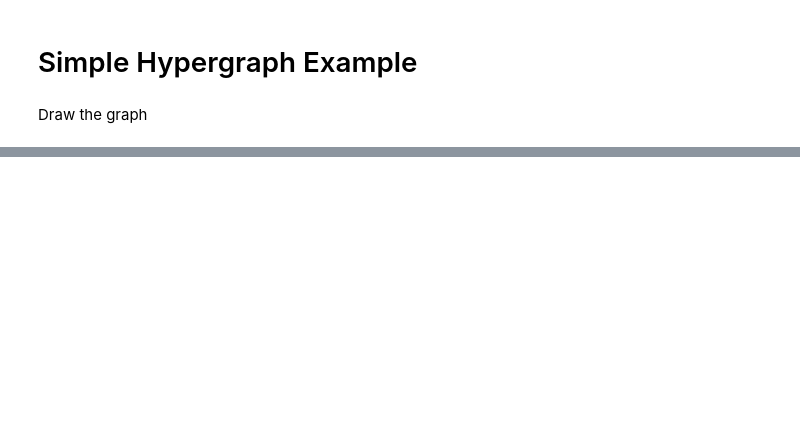
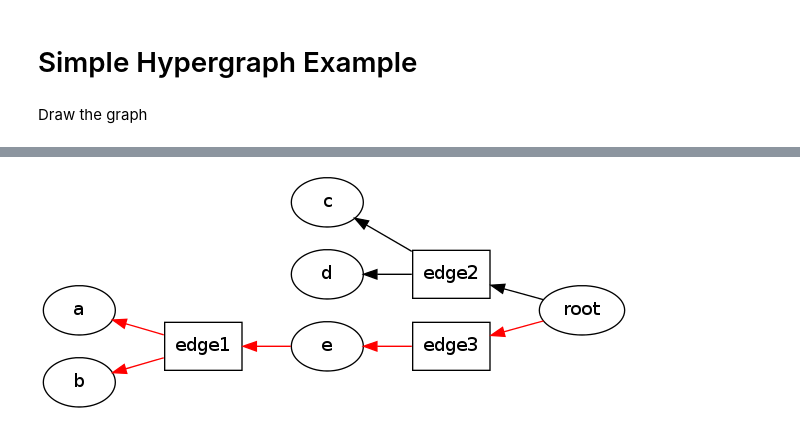
Before and after one commit to srush/PyDecode, a Jupyter notebook: notebooks/hypergraphs.ipynb, the cells around one changed output, grey strips where cells are left out. Saved outputs shown, nothing was run; the diff lists cells and outputs as text; code cells hidden in the pictures; blank space fills up the shorter version.

```diff
--- a/notebooks/hypergraphs.ipynb
+++ b/notebooks/hypergraphs.ipynb
@@ -23,0 +25,5 @@ Image(filename ="/tmp/tmp.png")
+# %%
+path, _ = ph.best_path(hyp, weights)
+display.to_ipython(hyp, paths=[path])
+# %% [output]
+[figure, added]
```
Also changed, not shown: parts of 5 cells of this notebook, 19 other files.
